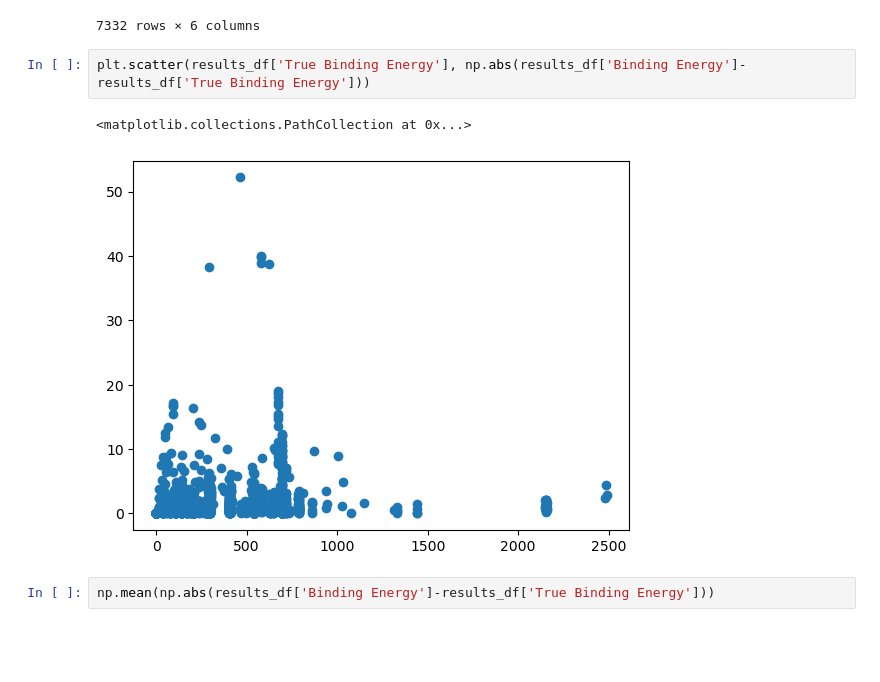
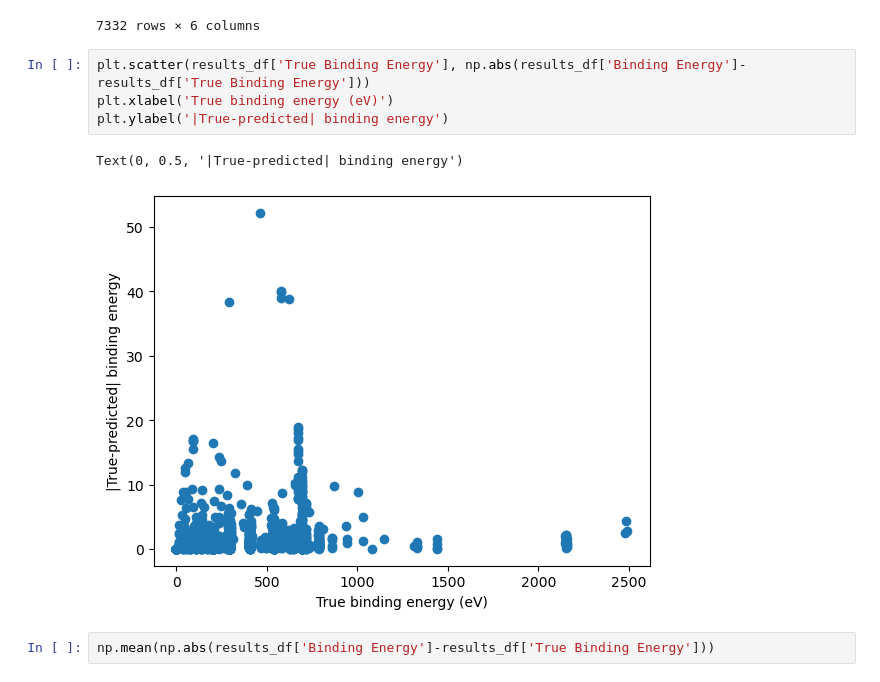
Before and after one commit to suyashk12/GNN_binding_energies, a Jupyter notebook: final_build/check_results.ipynb, the cells around one changed output. Cells and saved outputs as stored; diff of their text form; blank space fills up the shorter version.

```diff
--- a/final_build/check_results.ipynb
+++ b/final_build/check_results.ipynb
@@ -87,9 +87,11 @@ results_df
 7332 rows × 6 columns
 # %%
 plt.scatter(results_df['True Binding Energy'], np.abs(results_df['Binding Energy']-results_df['True Binding Energy']))
+plt.xlabel('True binding energy (eV)')
+plt.ylabel('|True-predicted| binding energy')
 # %% [output]
-<matplotlib.collections.PathCollection at 0x...>
+Text(0, 0.5, '|True-predicted| binding energy')
-[figure, old version]
+[figure, new version]
 # %%
 np.mean(np.abs(results_df['Binding Energy']-results_df['True Binding Energy']))
 # %% [output]
```
Also changed, not shown: 2 other files.
